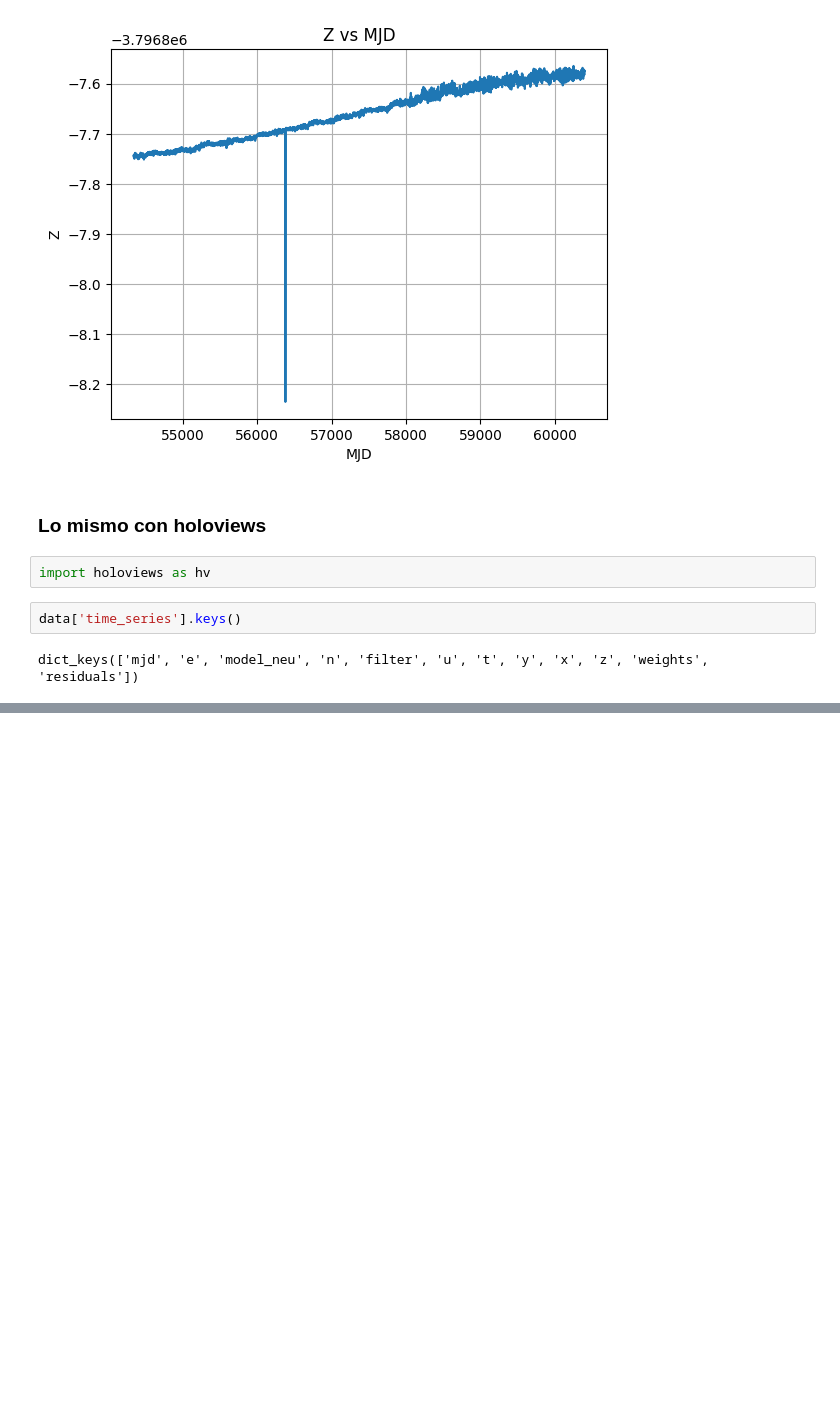
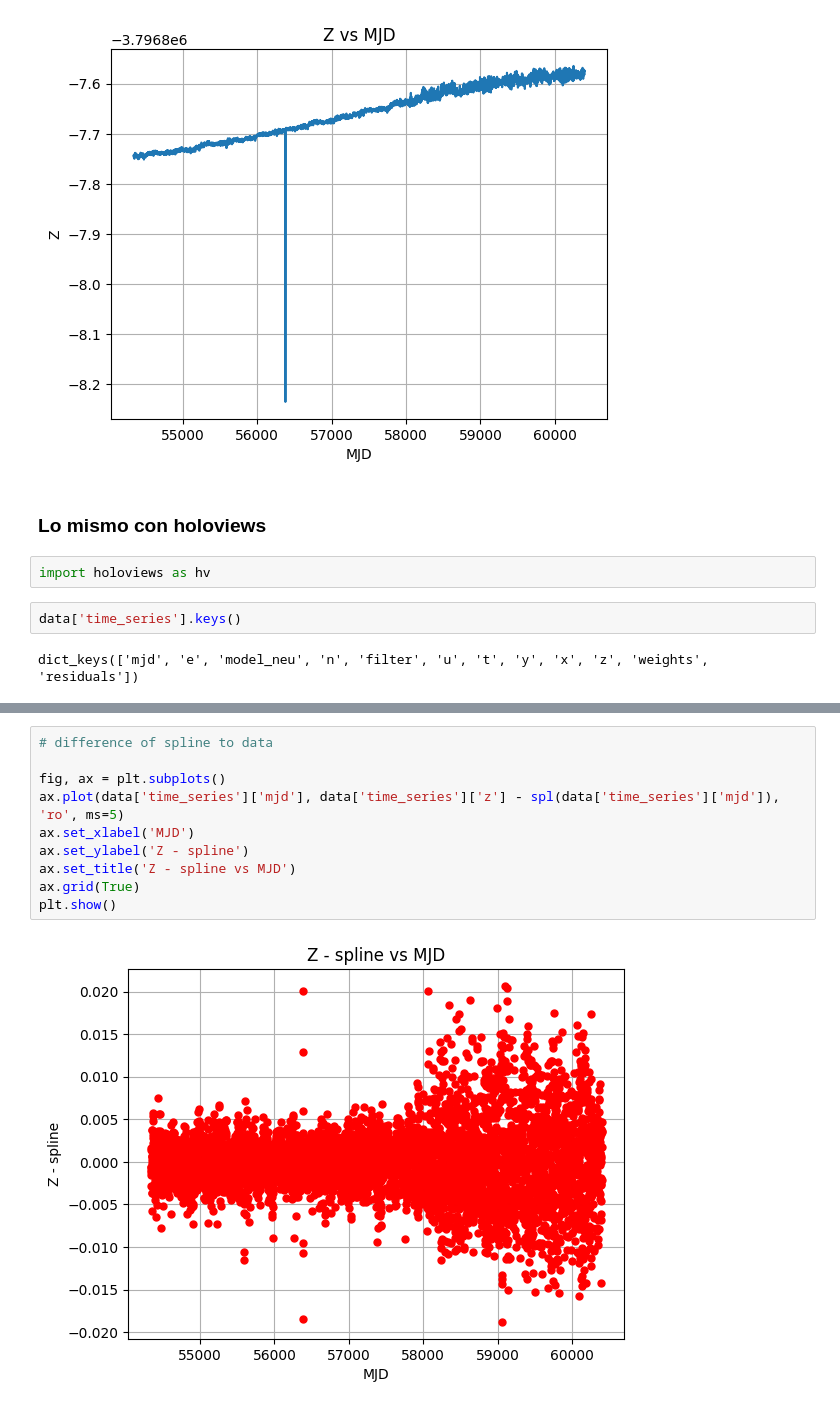
Before and after one commit to bettachini/tallerTesis, a Jupyter notebook: ramsacErrors/leeUno.ipynb, the cells around one changed output, grey strips where cells are left out. Saved outputs shown, nothing was run; the diff lists cells and outputs as text; blank space fills up the shorter version.

```diff
--- a/ramsacErrors/leeUno.ipynb
+++ b/ramsacErrors/leeUno.ipynb
@@ -61,0 +175,12 @@ hv.Points(
+# %%
+# difference of spline to data
+
+fig, ax = plt.subplots()
+ax.plot(data['time_series']['mjd'], data['time_series']['z'] - spl(data['time_series']['mjd']), 'ro', ms=5)
+ax.set_xlabel('MJD')
+ax.set_ylabel('Z - spline')
+ax.set_title('Z - spline vs MJD')
+ax.grid(True)
+plt.show()
+# %% [output]
+[figure, added]
```
Also changed, not shown: parts of 13 cells of this notebook, 1 other file.
